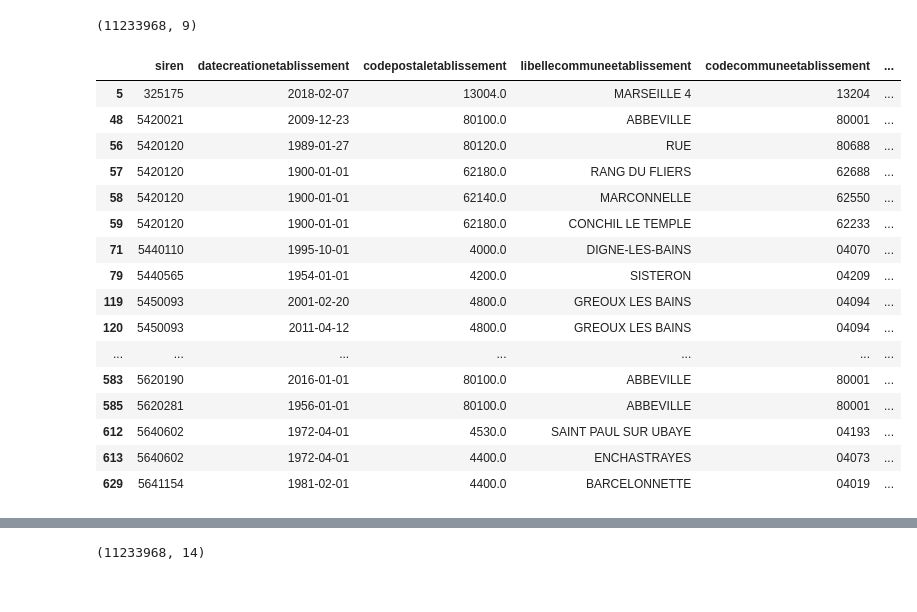
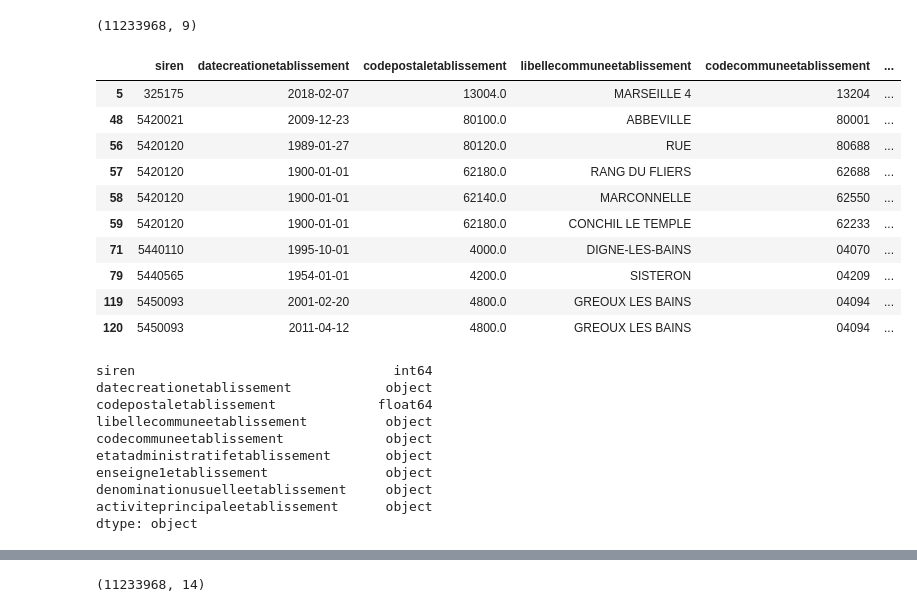
Before and after one commit to faustinevallet/deserts-medicaux, a Jupyter notebook: notebooks/preparation_sirene.ipynb, the cells around one changed output, grey strips where cells are left out. Drawn from its saved outputs; the diff is of its cells as text; code cells hidden in the pictures.

```diff
--- a/notebooks/preparation_sirene.ipynb
+++ b/notebooks/preparation_sirene.ipynb
@@ -105,14 +144,18 @@ Index(['siren', 'nic', 'siret', 'statutdiffusionetablissement',
       dtype='object')
 # %%
 %%time
-etab_df = (pd.read_csv(os.path.join(DATA_DIR, ETAB_FILENAME),# Concaténation du répertoire et du nom de fichier
-                        usecols=['siren', 'activiteprincipaleetablissement', 'datecreationetablissement',
-                                 'etatadministratifetablissement', 'denominationusuelleetablissement',
-                                 'codepostaletablissement', 'codecommuneetablissement',
-                                 'libellecommuneetablissement', 'enseigne1etablissement'
-                                ],
-                        compression='zip',
-                        #nrows=100000 # Limite a n lignes la lecture
-            )
-            ).dropna(subset=['activiteprincipaleetablissement']).query('etatadministratifetablissement == "A"')
+etab_df = (pd.read_csv(os.path.join(DATA_DIR, ETAB_FILENAME), # Concaténation du répertoire et du nom de fichier
+                       usecols=['siren',
+                                'activiteprincipaleetablissement', 'datecreationetablissement',
+                                'enseigne1etablissement', 'denominationusuelleetablissement',
+                                'etatadministratifetablissement',
+                                'codepostaletablissement', 'codecommuneetablissement', 'libellecommuneetablissement',
+                               ],
+                           compression='zip',
+                           #nrows=1_000_000 # limite à n lignes la lecture
+                          )
+             ).dropna(subset=['activiteprincipaleetablissement']).query('etatadministratifetablissement == "A"')
+
+# Filtrage des professionnels de santé
+#etab_df = etab_df[etab_df.activiteprincipaleetablissement.str.startswith(ACTIVITY_CODE)] # 86.
 # %% [output]
@@ -124,22 +165,29 @@ etab_df.shape
 # %% [output]
 (11233968, 9)
 # %%
-etab_df.head(50)
+etab_df.head(10)
 # %% [output]
 |  | siren | datecreationetablissement | codepostaletablissement | libellecommuneetablissement | codecommuneetablissement | ... |
 | 5 | 325175 | 2018-02-07 | 13004.0 | MARSEILLE 4 | 13204 | ... |
 | 48 | 5420021 | 2009-12-23 | 80100.0 | ABBEVILLE | 80001 | ... |
 | 56 | 5420120 | 1989-01-27 | 80120.0 | RUE | 80688 | ... |
 | 57 | 5420120 | 1900-01-01 | 62180.0 | RANG DU FLIERS | 62688 | ... |
 | 58 | 5420120 | 1900-01-01 | 62140.0 | MARCONNELLE | 62550 | ... |
 | 59 | 5420120 | 1900-01-01 | 62180.0 | CONCHIL LE TEMPLE | 62233 | ... |
 | 71 | 5440110 | 1995-10-01 | 4000.0 | DIGNE-LES-BAINS | 04070 | ... |
 | 79 | 5440565 | 1954-01-01 | 4200.0 | SISTERON | 04209 | ... |
 | 119 | 5450093 | 2001-02-20 | 4800.0 | GREOUX LES BAINS | 04094 | ... |
 | 120 | 5450093 | 2011-04-12 | 4800.0 | GREOUX LES BAINS | 04094 | ... |
-| ... | ... | ... | ... | ... | ... | ... |
-| 583 | 5620190 | 2016-01-01 | 80100.0 | ABBEVILLE | 80001 | ... |
-| 585 | 5620281 | 1956-01-01 | 80100.0 | ABBEVILLE | 80001 | ... |
-| 612 | 5640602 | 1972-04-01 | 4530.0 | SAINT PAUL SUR UBAYE | 04193 | ... |
-| 613 | 5640602 | 1972-04-01 | 4400.0 | ENCHASTRAYES | 04073 | ... |
-| 629 | 5641154 | 1981-02-01 | 4400.0 | BARCELONNETTE | 04019 | ... |
+# %%
+etab_df.dtypes
+# %% [output]
+siren                                 int64
+datecreationetablissement            object
+codepostaletablissement             float64
+libellecommuneetablissement          object
+codecommuneetablissement             object
+etatadministratifetablissement       object
+enseigne1etablissement               object
+denominationusuelleetablissement     object
+activiteprincipaleetablissement      object
+dtype: object
```
Also changed, not shown: parts of 47 cells of this notebook, 1 other file.
